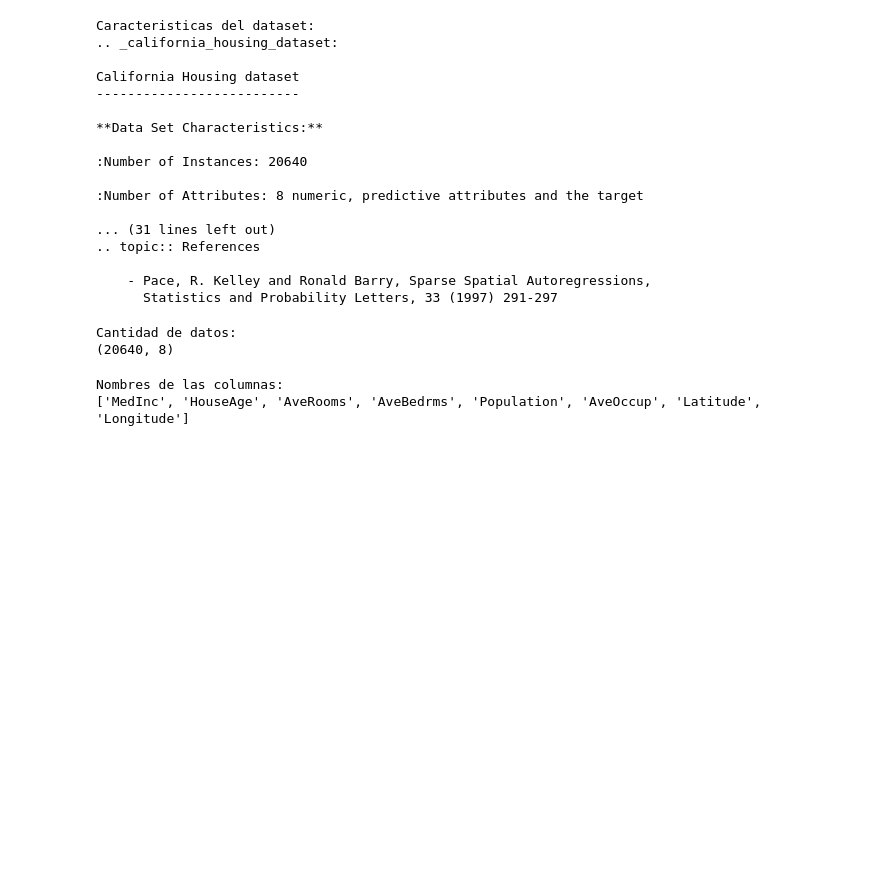
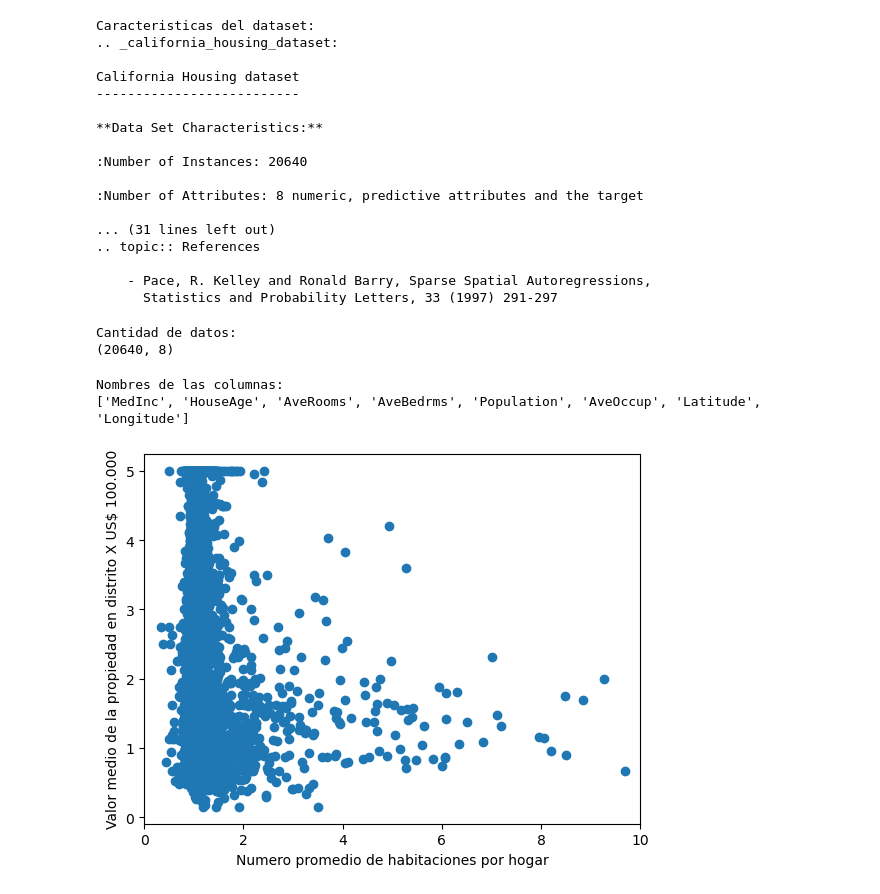
Before and after one commit to gamard199/PrediccionNatalidadCali, a Jupyter notebook: Capacitacion/California_Housing.ipynb, the cells around one changed output. Saved outputs shown, nothing was run; the diff lists cells and outputs as text; code cells hidden in the pictures; blank space fills up the shorter version.

Commit message:
Construccion de grafica de dispersion entre los ejes numero promedio de habitaciones por hogar vs valor medio de la propiedad en distrito de California

```diff
--- a/Capacitacion/California_Housing.ipynb
+++ b/Capacitacion/California_Housing.ipynb
@@ -84,3 +84,13 @@ X = california.data[:, np.newaxis, 3]
 
 # Defino los datos correspondientes a las etiquetas
 Y = california.target
+# %%
+# Graficamos los datos correspondientes
+
+plt.scatter(X, Y)
+plt.xlabel('Numero promedio de habitaciones por hogar')
+plt.ylabel('Valor medio de la propiedad en distrito X US$ 100.000')
+plt.xlim(0, 10)
+plt.show()
+# %% [output]
+[figure, added]
```
